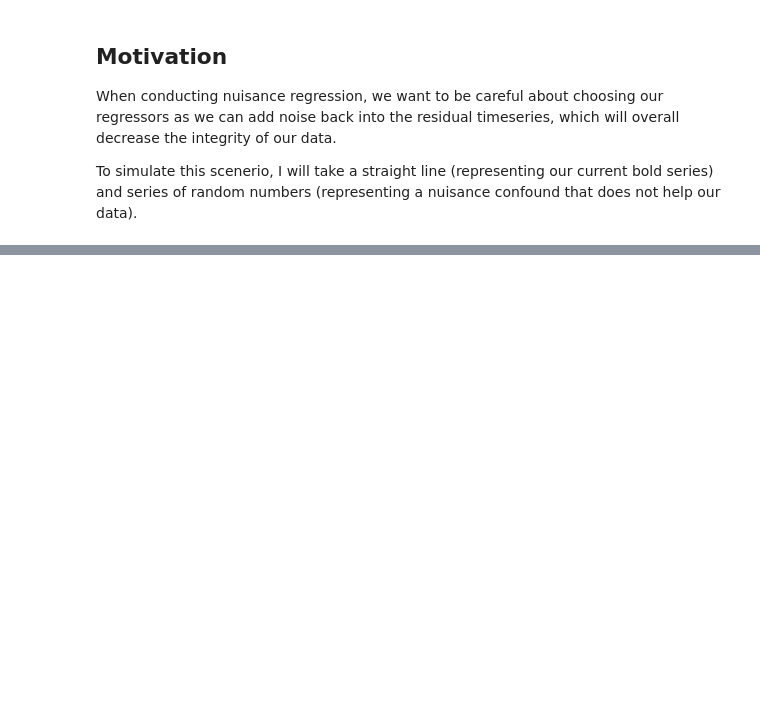
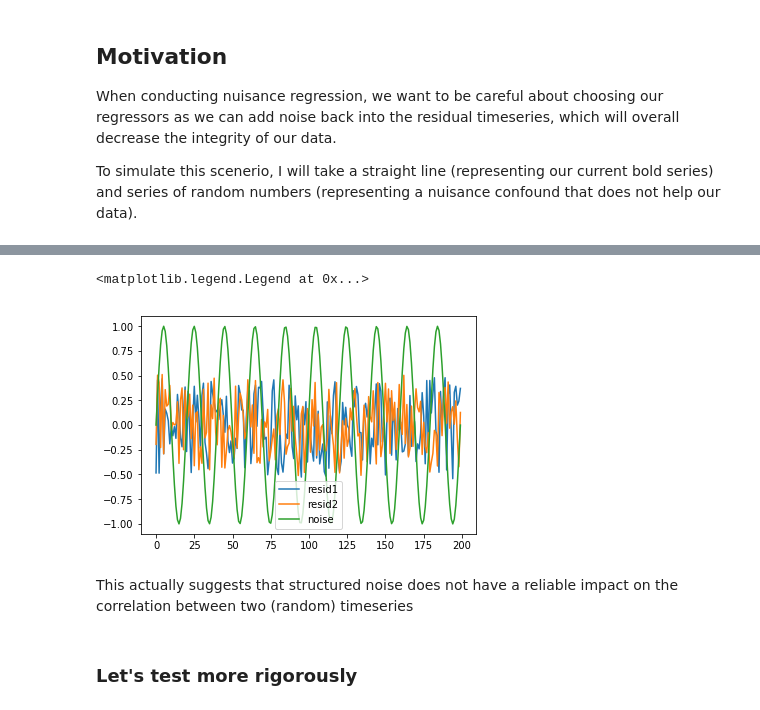
Before and after one commit to jdkent/tests_and_musings, a Jupyter notebook: adding_noise.ipynb, the cells around one changed output, grey strips where cells are left out. Saved outputs shown, nothing was run; the diff lists cells and outputs as text; code cells hidden in the pictures; blank space fills up the shorter version.

```diff
--- a/adding_noise.ipynb
+++ b/adding_noise.ipynb
@@ -30,0 +54,15 @@ plt.legend()
+# %%
+y1 = np.random.rand(200)
+y2 = np.random.rand(200)
+x_noise = np.sin(np.linspace(-np.pi*10, np.pi*10, 200))
+
+model_terms = {'y1': y1, 'y2': y2, 'x': x_noise}
+
+# regression
+model1 = smf.ols(formula='y1 ~ x', data=model_terms)
+result1 = model1.fit()
+residual1 = result1.resid
+
+model2 = smf.ols(formula='y2 ~ x', data=model_terms)
+result2 = model2.fit()
+residual2 = result2.resid
@@ -30,0 +81,12 @@ plt.legend()
+# %%
+plt.plot(residual1, label='resid1')
+plt.plot(residual2, label='resid2')
+plt.plot(x_noise, label='noise')
+plt.legend()
+# %% [output]
+<matplotlib.legend.Legend at 0x...>
+[figure, added]
+# %% [markdown]
+This actually suggests that structured noise does not have a reliable impact on the correlation between two (random) timeseries
+# %% [markdown]
+### Let's test more rigorously
```
Also changed, not shown: parts of 10 cells of this notebook.
